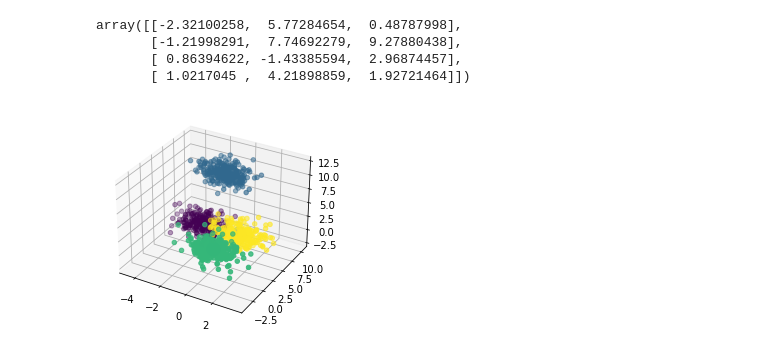
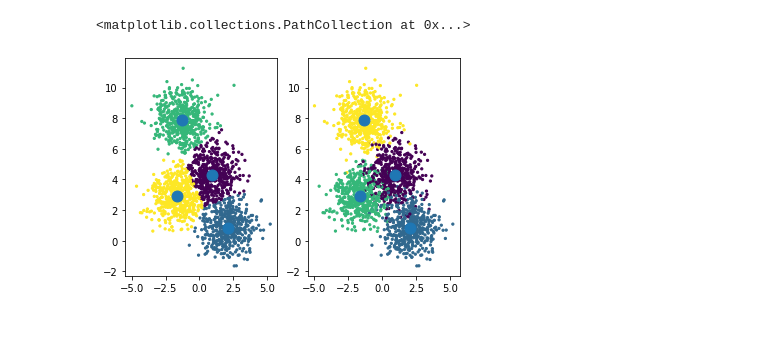
Before and after one commit to voorhs/Machine-Learning-Algorithms, a Jupyter notebook: Clusterization-algorithm/clust.ipynb, the cells around one changed output. Saved outputs shown, nothing was run; the diff lists cells and outputs as text; code cells hidden in the pictures; blank space fills up the shorter version.

```diff
--- a/Clusterization-algorithm/clust.ipynb
+++ b/Clusterization-algorithm/clust.ipynb
@@ -7,21 +8,15 @@ from clust import KMeans
 # %%
-X, y = make_blobs(n_samples=1000, n_features=3, centers=4, random_state=0)
+X, y = make_blobs(n_samples=2000, n_features=2, centers=4, random_state=0)
 # %%
-m = KMeans(X, n_clusters=4, n_features=3).fit(heur='sample')
+m = KMeans(X, n_clusters=4, n_features=2).fit(heur='sample', n_start=3)
 
-fig = plt.figure()
-ax = fig.add_subplot(projection='3d')
+fig, ax = plt.subplots(1, 2)
 
-ax.scatter(X[:, 0], X[:, 1], X[:, 2], c=m.labels)
-ax.scatter(m.centroids[:, 0], m.centroids[:, 1], m.centroids[:, 2], s=200)
-m.centroids
+ax[0].scatter(X[:, 0], X[:, 1], c=m.labels, s=5)
+ax[0].scatter(m.centroids[:, 0], m.centroids[:, 1], s=120)
 
-# ax = fig.add_subplot(projection='3d')
-# ax.scatter(X[:, 0], X[:, 1], X[:, 2], c=y)
-# ax.scatter(m.centroids[:, 0], m.centroids[:, 1], m.centroids[:, 2], s=200)
+ax[1].scatter(X[:, 0], X[:, 1], c=y, s=5)
+ax[1].scatter(m.centroids[:, 0], m.centroids[:, 1], s=120)
 # %% [output]
-array([[-2.32100258,  5.77284654,  0.48787998],
-       [-1.21998291,  7.74692279,  9.27880438],
-       [ 0.86394622, -1.43385594,  2.96874457],
-       [ 1.0217045 ,  4.21898859,  1.92721464]])
+<matplotlib.collections.PathCollection at 0x...>
-[figure, old version]
+[figure, new version]
```
Also changed, not shown: parts of 3 cells of this notebook, 1 other file.
